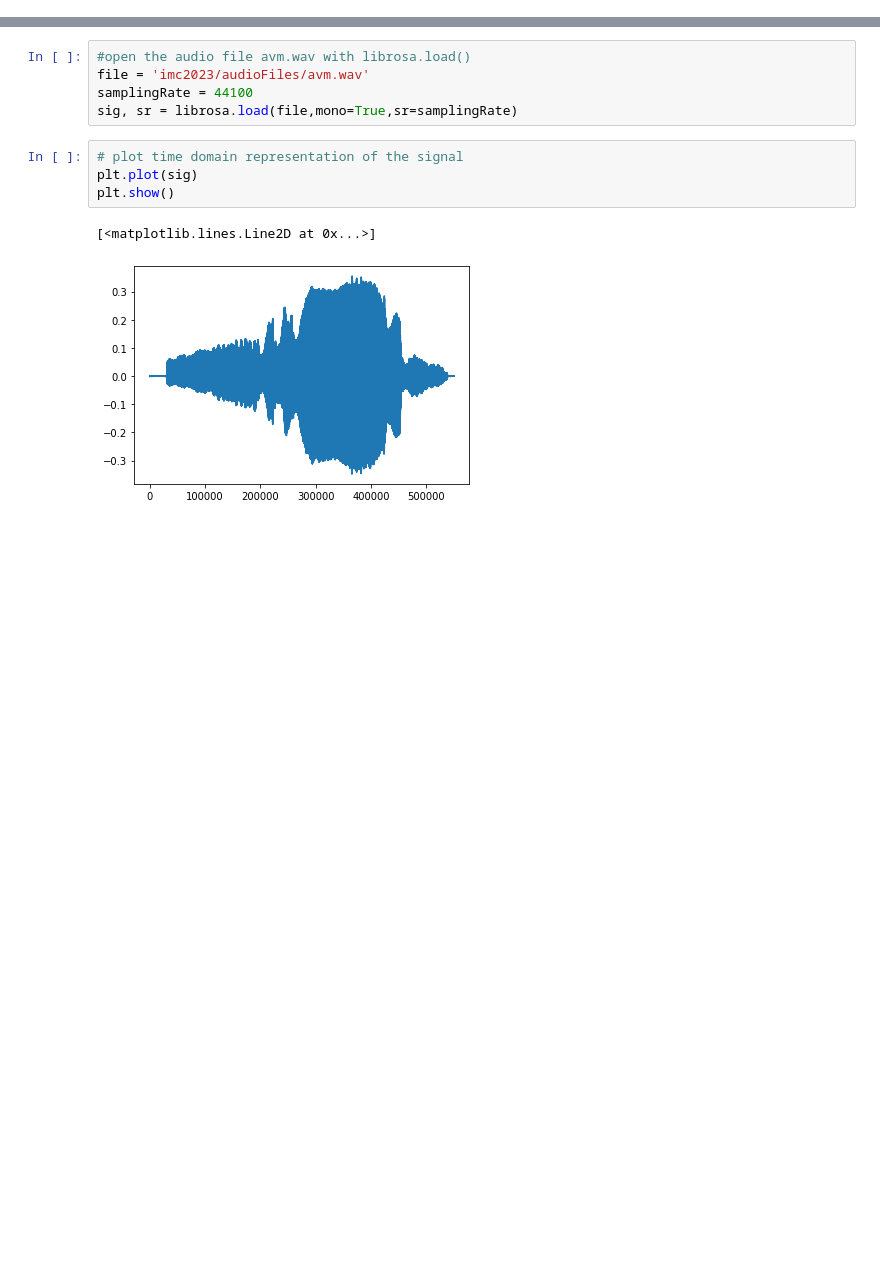
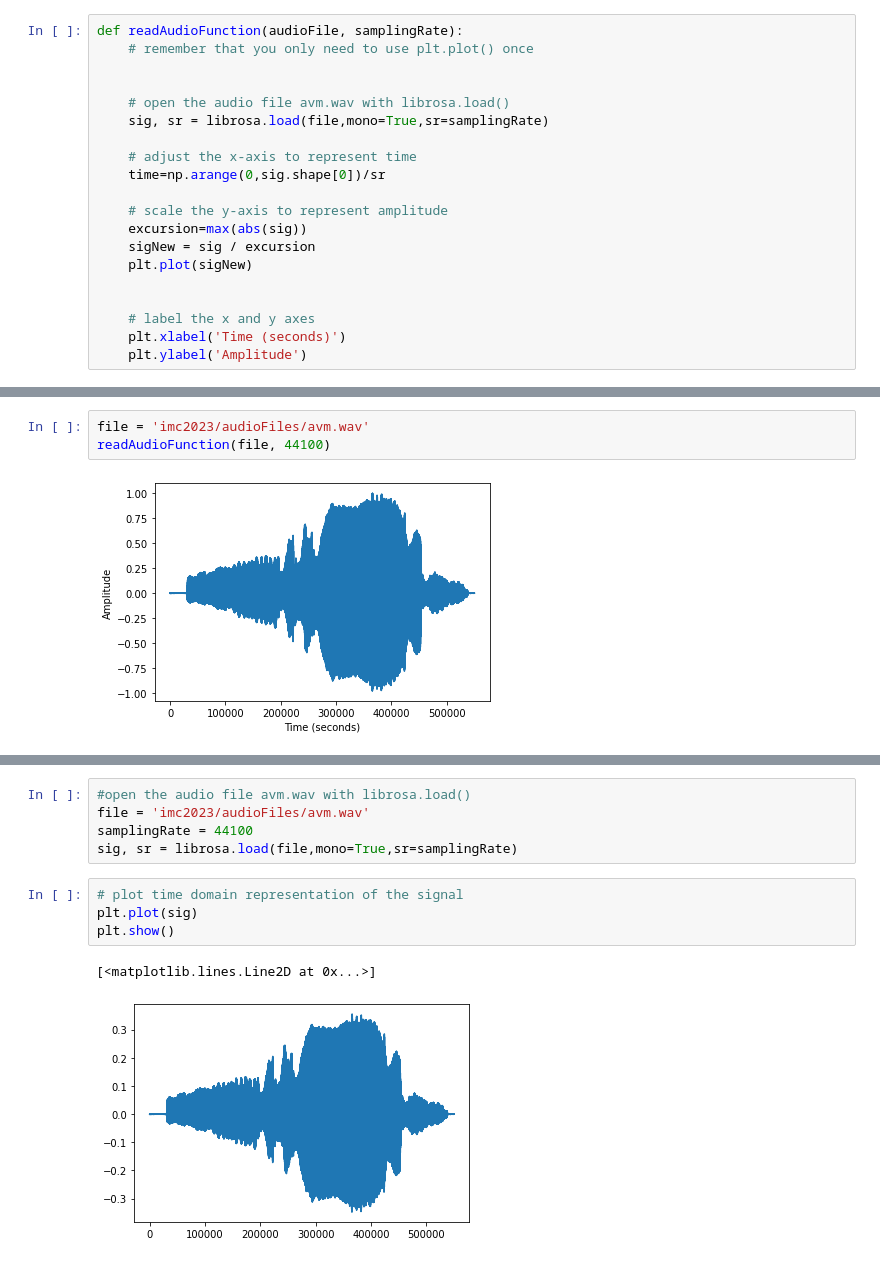
Before and after one commit to syncsapro/imc2023-gibble, a Jupyter notebook: LabAssignment1.ipynb, the cells around one changed output, grey strips where cells are left out. Saved outputs shown, nothing was run; the diff lists cells and outputs as text; blank space fills up the shorter version.

```diff
--- a/LabAssignment1.ipynb
+++ b/LabAssignment1.ipynb
@@ -18,0 +19,20 @@ Unpacking objects: 100% (82/82), 5.83 MiB | 8.40 MiB/s, done.
+# %%
+def readAudioFunction(audioFile, samplingRate):
+    # remember that you only need to use plt.plot() once
+
+
+    # open the audio file avm.wav with librosa.load()
+    sig, sr = librosa.load(file,mono=True,sr=samplingRate)
+
+    # adjust the x-axis to represent time
+    time=np.arange(0,sig.shape[0])/sr
+
+    # scale the y-axis to represent amplitude
+    excursion=max(abs(sig))
+    sigNew = sig / excursion
+    plt.plot(sigNew)
+
+
+    # label the x and y axes
+    plt.xlabel('Time (seconds)')
+    plt.ylabel('Amplitude')
@@ -18,0 +47,5 @@ Unpacking objects: 100% (82/82), 5.83 MiB | 8.40 MiB/s, done.
+# %%
+file = 'imc2023/audioFiles/avm.wav'
+readAudioFunction(file, 44100)
+# %% [output]
+[figure, added]
```
Also changed, not shown: parts of 3 cells of this notebook.
